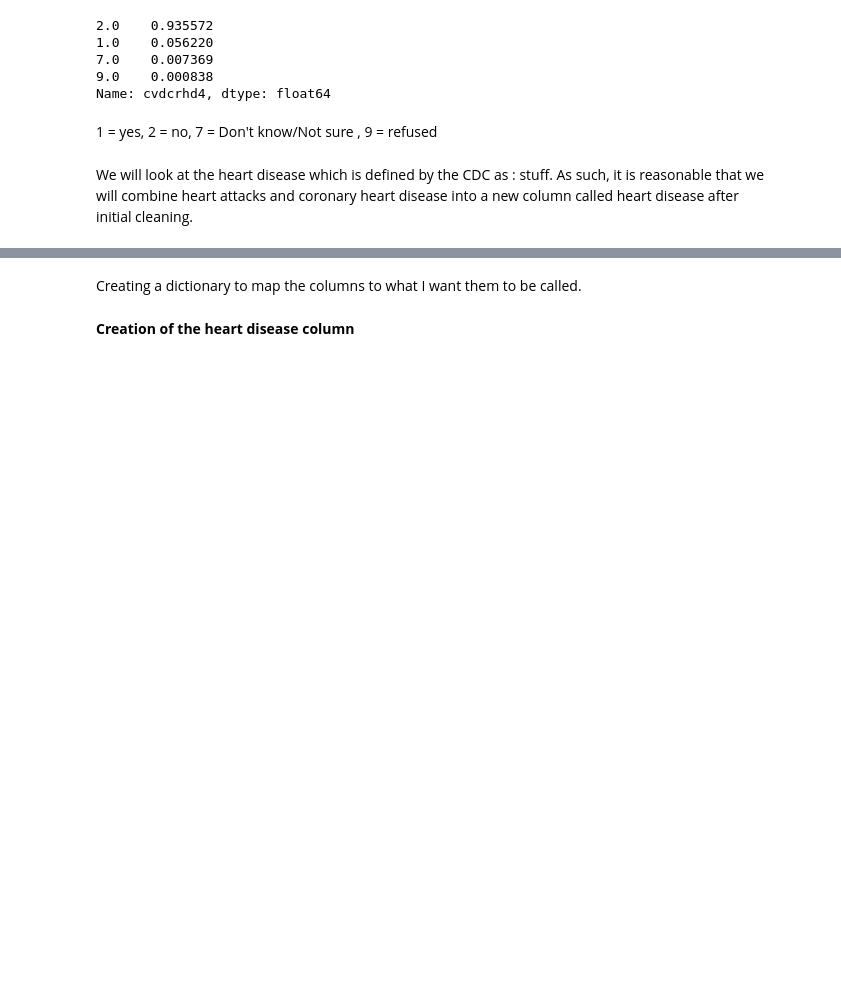
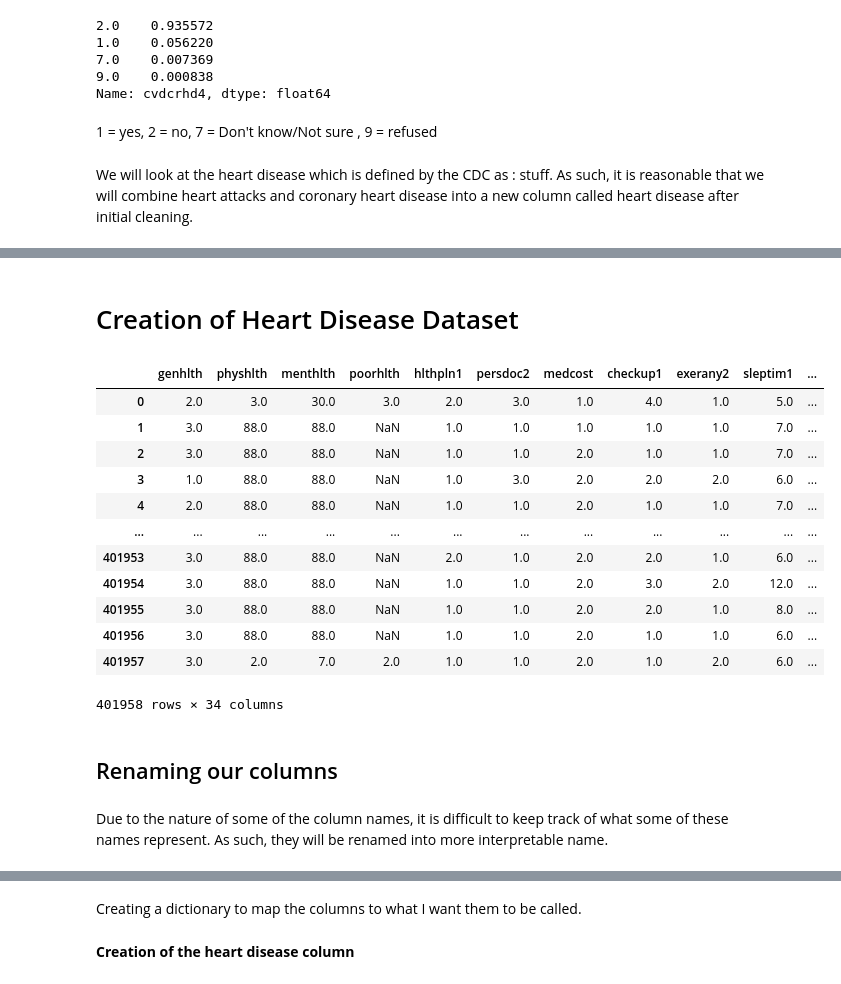
Before and after one commit to xiaohua-su/Heart_Disease, a Jupyter notebook: Heart_disease_eda.ipynb, the cells around one changed output, grey strips where cells are left out. Saved outputs shown, nothing was run; the diff lists cells and outputs as text; code cells hidden in the pictures; blank space fills up the shorter version.

Commit message:
creation of heart_disease df and renaming

```diff
--- a/Heart_disease_eda.ipynb
+++ b/Heart_disease_eda.ipynb
@@ -31,5 +37,5 @@ pd.set_option('display.max_columns', None)
 # %%
 #load the data
-df2 = pd.read_sas('./LLCP2020.XPT')
+df = pd.read_sas('./LLCP2020.XPT')
 # %%
 #Inspect the data
@@ -50,7 +56,7 @@ df2
 401958 rows × 279 columns
 # %%
 #cleaning the columns names up for easier access
-df2.columns = [name.strip().lower() for name in df2.columns]
+df.columns = [name.strip().lower() for name in df.columns]
 # %% [markdown]
 After looking at the data, it is clear that the code book is required to figure out what each column represents. Not only that, but it will be benefical to rename these columns after cleaning and dropping some of them.
 # %%
@@ -87,3 +93,13 @@ Name: cvdcrhd4, dtype: float64
 1 = yes,  2 = no,  7 = Don't know/Not sure ,   9 = refused
 # %% [markdown]
 We will look at the heart disease which is defined by the CDC as : stuff. As such, it is reasonable that we will combine heart attacks and coronary heart disease into a new column called heart disease after initial cleaning.
+# %%
+#creation of the heart_disease column
+conditions = [
+    (df.cvdcrhd4 == 1),
+    (df.cvdinfr4 == 1)
+]
+
+values = [1,1]
+
+df['heart_disease'] = np.select(conditions, values)
@@ -178,0 +186,29 @@ Need to fill in some of these values in based on their previous answer to not ap
+# %% [markdown]
+# Creation of Heart Disease Dataset
+# %%
+#Creating a heart_disease specific data frame
+heart_df = df[['genhlth', 'physhlth', 'menthlth', 'poorhlth', 'hlthpln1' , 'persdoc2' , 'medcost' , 'checkup1' ,
+                  'exerany2' , 'sleptim1' , 'cvdstrk3' , 'asthma3' , 'chcscncr' , 'chcocncr' , 'chccopd2' , 'havarth4' ,
+                  'addepev3' , 'chckdny2' , 'diabete4' , 'educa' , 'renthom1' , 'employ1' , 'income2' , 'weight2' ,
+                  'height3' , 'diffwalk' , 'smoke100' , 'usenow3' , 'alcday5' , 'hivrisk5' , 'ecigaret' ,
+              'cvdcrhd4', 'cvdinfr4' , 'heart_disease']]
+# %%
+heart_df
+# %% [output]
+|  | genhlth | physhlth | menthlth | poorhlth | hlthpln1 | persdoc2 | medcost | checkup1 | exerany2 | sleptim1 | ... |
+| 0 | 2.0 | 3.0 | 30.0 | 3.0 | 2.0 | 3.0 | 1.0 | 4.0 | 1.0 | 5.0 | ... |
+| 1 | 3.0 | 88.0 | 88.0 | NaN | 1.0 | 1.0 | 1.0 | 1.0 | 1.0 | 7.0 | ... |
+| 2 | 3.0 | 88.0 | 88.0 | NaN | 1.0 | 1.0 | 2.0 | 1.0 | 1.0 | 7.0 | ... |
+| 3 | 1.0 | 88.0 | 88.0 | NaN | 1.0 | 3.0 | 2.0 | 2.0 | 2.0 | 6.0 | ... |
+| 4 | 2.0 | 88.0 | 88.0 | NaN | 1.0 | 1.0 | 2.0 | 1.0 | 1.0 | 7.0 | ... |
+| ... | ... | ... | ... | ... | ... | ... | ... | ... | ... | ... | ... |
+| 401953 | 3.0 | 88.0 | 88.0 | NaN | 2.0 | 1.0 | 2.0 | 2.0 | 1.0 | 6.0 | ... |
+| 401954 | 3.0 | 88.0 | 88.0 | NaN | 1.0 | 1.0 | 2.0 | 3.0 | 2.0 | 12.0 | ... |
+| 401955 | 3.0 | 88.0 | 88.0 | NaN | 1.0 | 1.0 | 2.0 | 2.0 | 1.0 | 8.0 | ... |
+| 401956 | 3.0 | 88.0 | 88.0 | NaN | 1.0 | 1.0 | 2.0 | 1.0 | 1.0 | 6.0 | ... |
+| 401957 | 3.0 | 2.0 | 7.0 | 2.0 | 1.0 | 1.0 | 2.0 | 1.0 | 2.0 | 6.0 | ... |
+401958 rows × 34 columns
+# %% [markdown]
+## Renaming our columns
+# %% [markdown]
+Due to the nature of some of the column names, it is difficult to keep track of what some of these names represent. As such, they will be renamed into more interpretable name.
```
Also changed, not shown: parts of 35 cells of this notebook.
